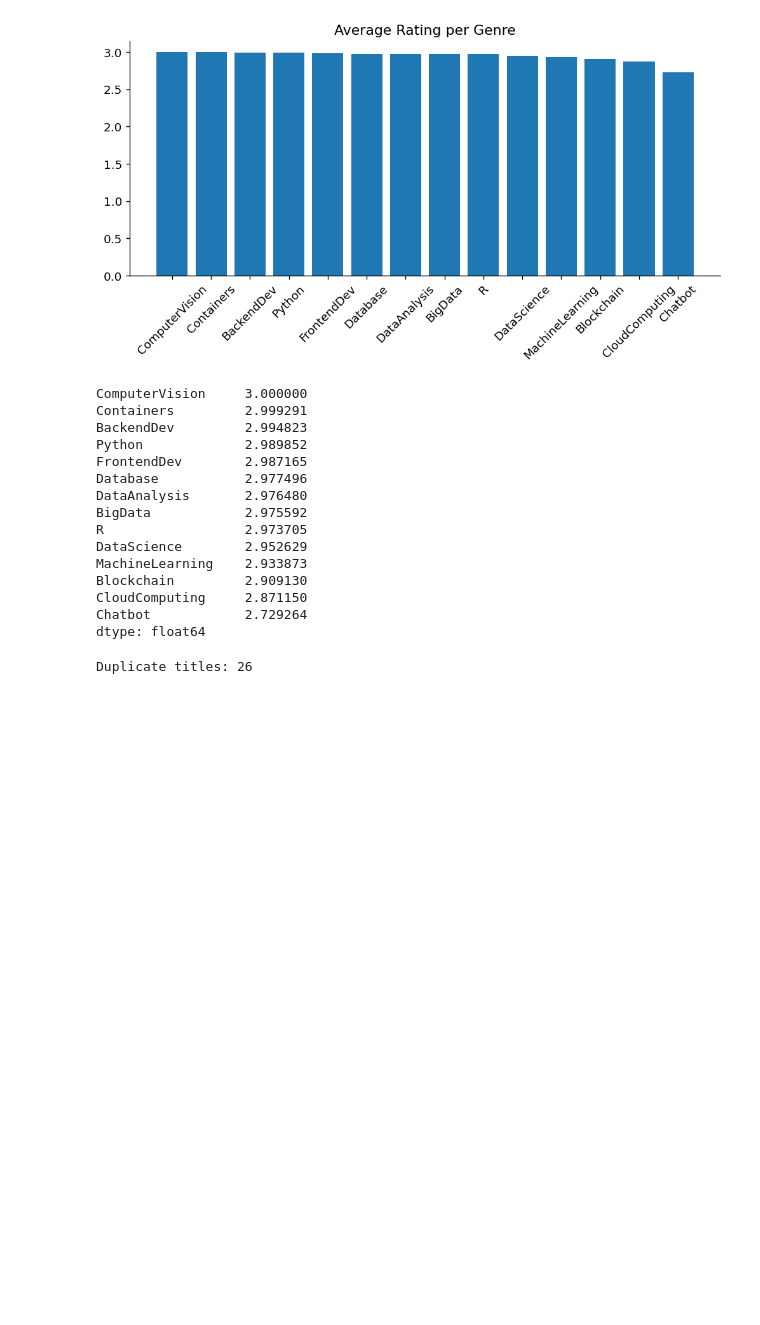
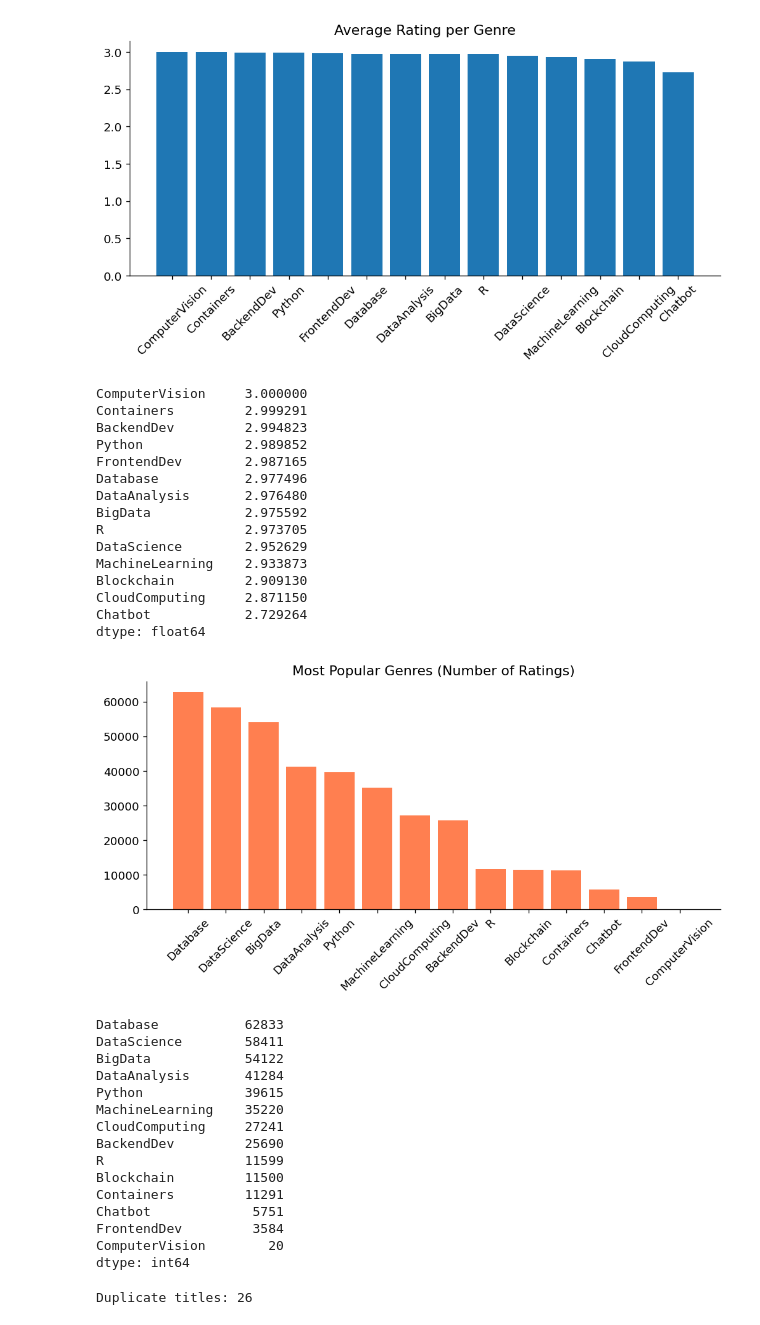
Before and after one commit to Habeeb-sh/course_recommendation_GP, a Jupyter notebook: 01_EDA.ipynb, the cells around one changed output. Drawn from its saved outputs; the diff is of its cells as text; code cells hidden in the pictures; blank space fills up the shorter version.

```diff
--- a/01_EDA.ipynb
+++ b/01_EDA.ipynb
@@ -519,6 +525,40 @@ Blockchain         2.909130
 CloudComputing     2.871150
 Chatbot            2.729264
 dtype: float64
+# %%
+# ── Most Popular Genres among actual user ratings ───────────────
+genre_popularity = {}
+
+for col in genre_cols:
+    genre_popularity[col] = merged[merged[col] == 1]['rating'].count()
+
+genre_popularity = pd.Series(genre_popularity).sort_values(ascending=False)
+
+plt.figure(figsize=(10,4))
+plt.bar(genre_popularity.index, genre_popularity.values, color='coral')
+plt.title('Most Popular Genres (Number of Ratings)')
+plt.xticks(rotation=45)
+plt.savefig(FIGURES_DIR / '12_genre_popularity_merged.png', dpi=150)
+plt.show()
+
+print(genre_popularity)
+# %% [output]
+[figure, added]
+Database           62833
+DataScience        58411
+BigData            54122
+DataAnalysis       41284
+Python             39615
+MachineLearning    35220
+CloudComputing     27241
+BackendDev         25690
+R                  11599
+Blockchain         11500
+Containers         11291
+Chatbot             5751
+FrontendDev         3584
+ComputerVision        20
+dtype: int64
 # %%
 # ── Detect duplicate course titles ───────────────
 duplicates = courses[courses.duplicated('TITLE', keep=False)]
```
Also changed, not shown: parts of 14 cells of this notebook, 40 other files.
